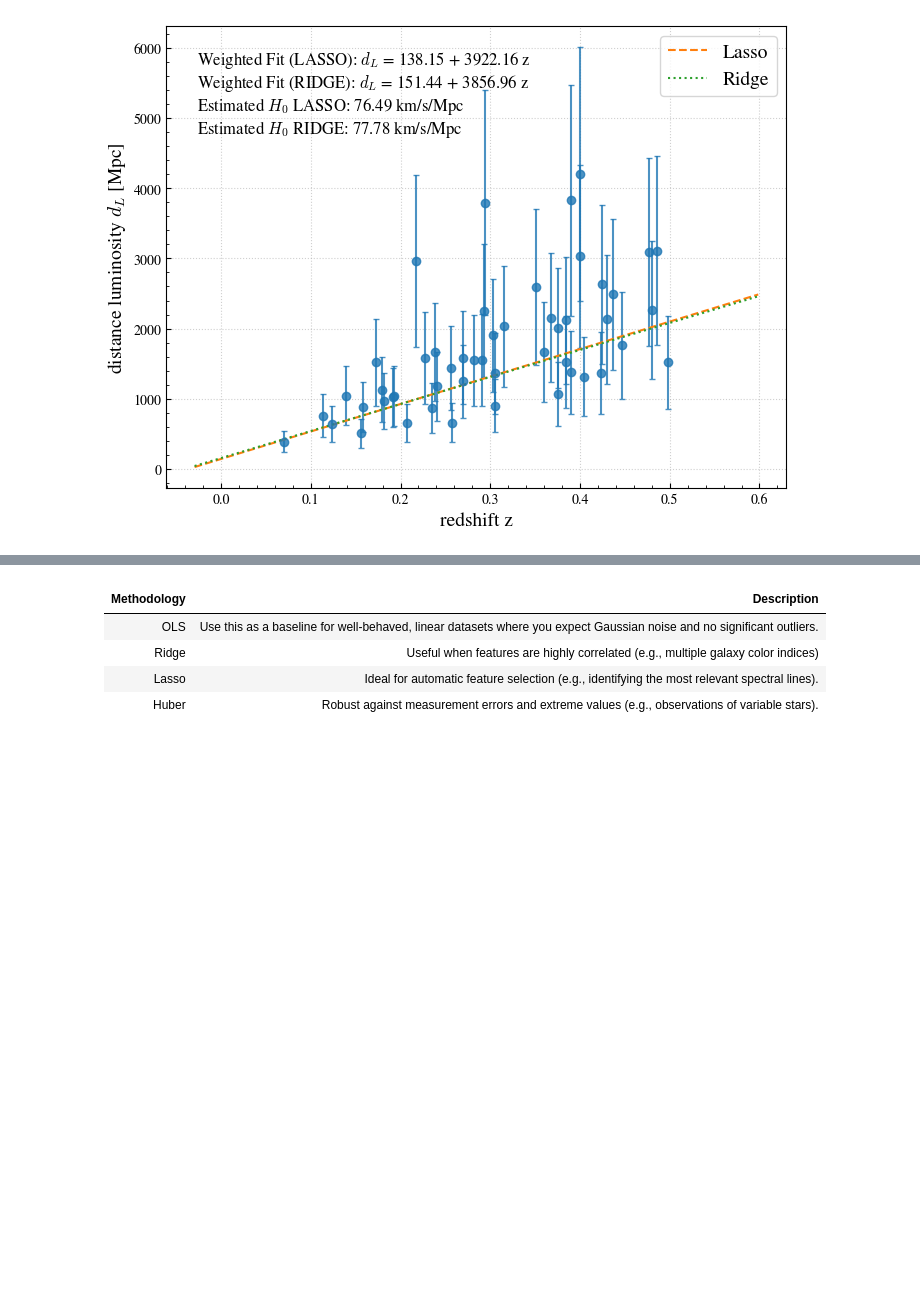
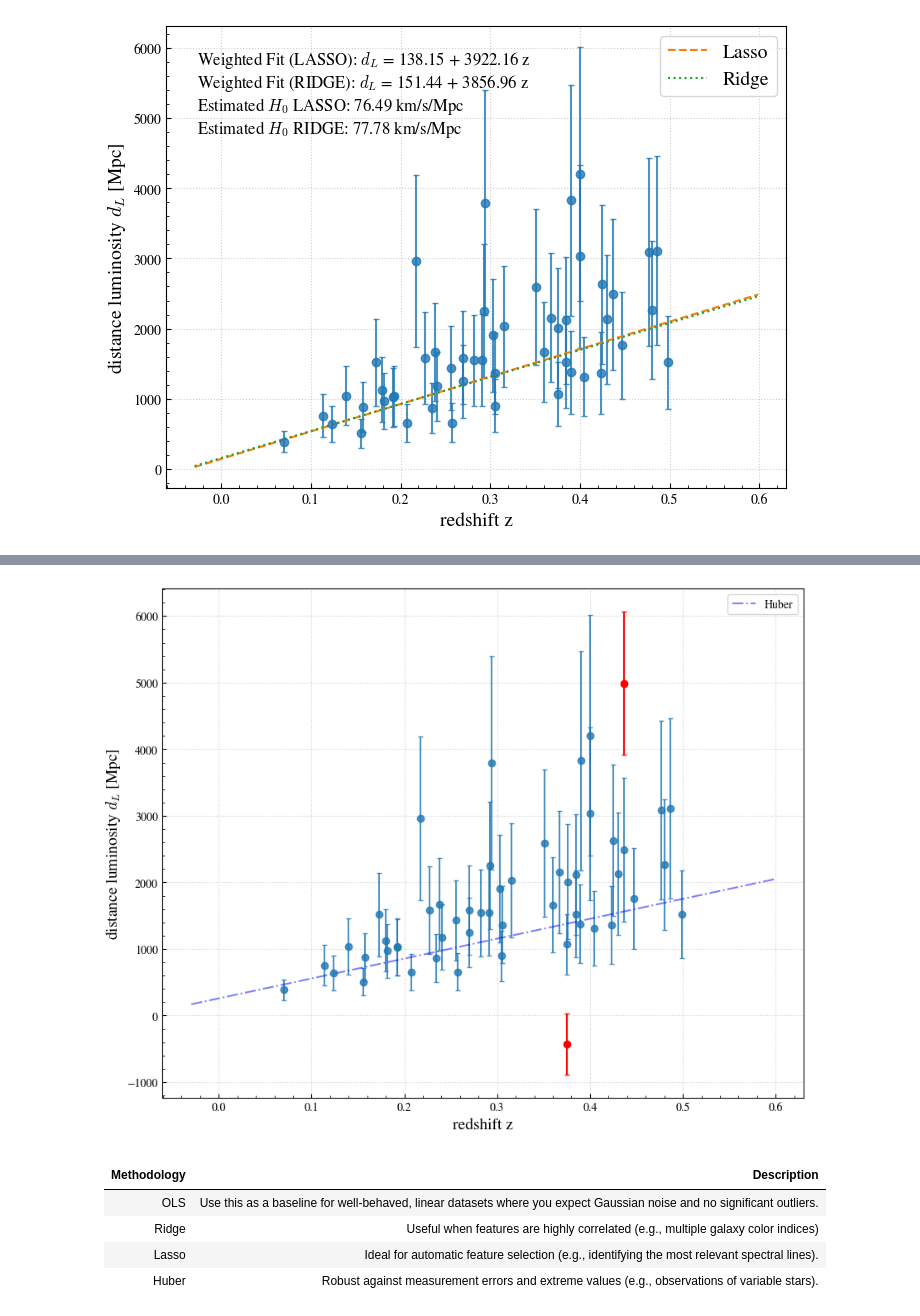
Before and after one commit to jurados/AS4501_Astroinformatic, a Jupyter notebook: Auxiliar/AUX1_LinearRegression.ipynb, the cells around one changed output, grey strips where cells are left out. Drawn from its saved outputs; the diff is of its cells as text; code cells hidden in the pictures; blank space fills up the shorter version.

Commit message:
improving linear regression class

```diff
--- a/Auxiliar/AUX1_LinearRegression.ipynb
+++ b/Auxiliar/AUX1_LinearRegression.ipynb
@@ -490,3 +480,45 @@ plt.show()
+# %%
+from sklearn.linear_model import HuberRegressor
+
+z_sample, mu_sample, dmu_sample  = astroML.datasets.generate_mu_z(100, random_state=42)
+mask = z_sample < 0.5
+z_sample, mu_sample, dmu_sample  = z_sample[mask], mu_sample[mask], dmu_sample[mask]
+
+mu2dl      = lambda mu: 10**((mu - 25) / 5)
+dL_sample  = mu2dl(mu_sample) #/ 1000 # Convert to Gpc
+ddL_sample = dL_sample * (np.log(10) / 5) * dmu_sample
+
+X = z_sample.reshape(-1, 1)
+y = dL_sample
+weights = 1 / (ddL_sample)**2  # Pesos inversamente proporcionales a la varianza
+
+y_outliers = y.copy()
+y_outliers[0]  += 2500  # Agregamos errores grandes
+y_outliers[10] -= 1500  # Agregamos errores grandes
+
+# Fit Huber Regression
+# epsilon=1.35 es el estándar; determina qué tan "lejos" debe estar un punto para ser ignorado
+huber = HuberRegressor(epsilon=1.35, alpha=1e-9)
+huber.fit(X, y_outliers, sample_weight=weights)
+
+# Predecimos
+z_fit = np.linspace(z_sample.min()-0.1, z_sample.max()+0.1, 100).reshape(-1, 1)
+y_pred_huber = huber.predict(z_fit)
+
+# Comparamos modelos
+fig, ax = plt.subplots(figsize=(10,8))
+ax.errorbar(X, y, yerr=1/np.sqrt(weights), fmt='o', capsize=2, alpha=0.8)
+ax.errorbar(X[0], y_outliers[0], yerr=1/np.sqrt(weights[0]), color='red', fmt='o', capsize=2)
+ax.errorbar(X[10], y_outliers[10], yerr=1/np.sqrt(weights[10]), color='red', fmt='o', capsize=2)
+ax.plot(z_fit, y_pred_huber, color="blue", linestyle="dashdot", label="Huber",alpha=0.5)
+ax.set_xlabel('redshift z', fontsize=14)
+ax.set_ylabel(r'distance luminosity $d_L$ [Mpc]', fontsize=14)
+ax.legend()
+
+plt.grid()
+plt.show()
+# %% [output]
+[figure, added]
 # %% [markdown]
 | Methodology | Description |
 |------------|-------------|
```
Also changed, not shown: parts of 8 cells of this notebook.
